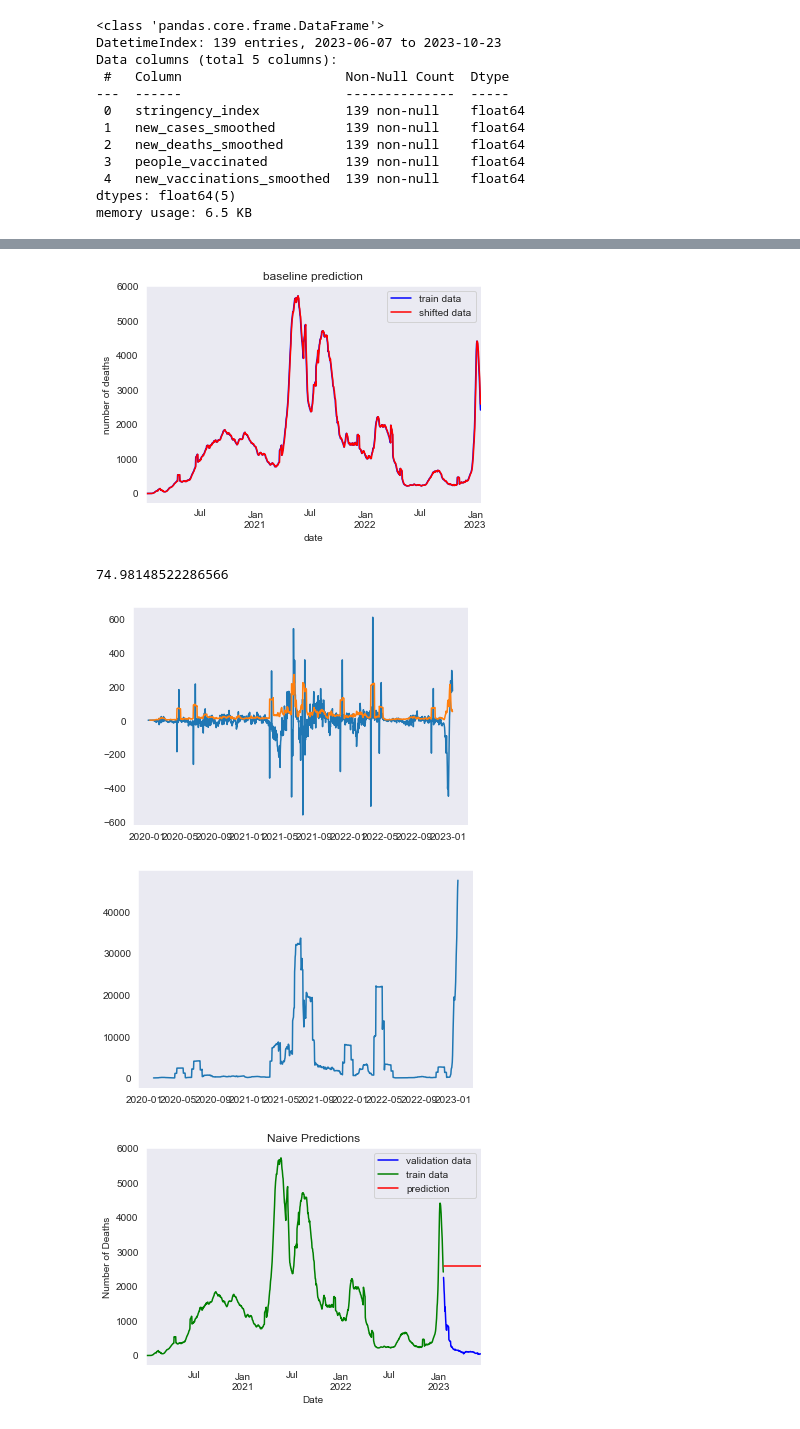
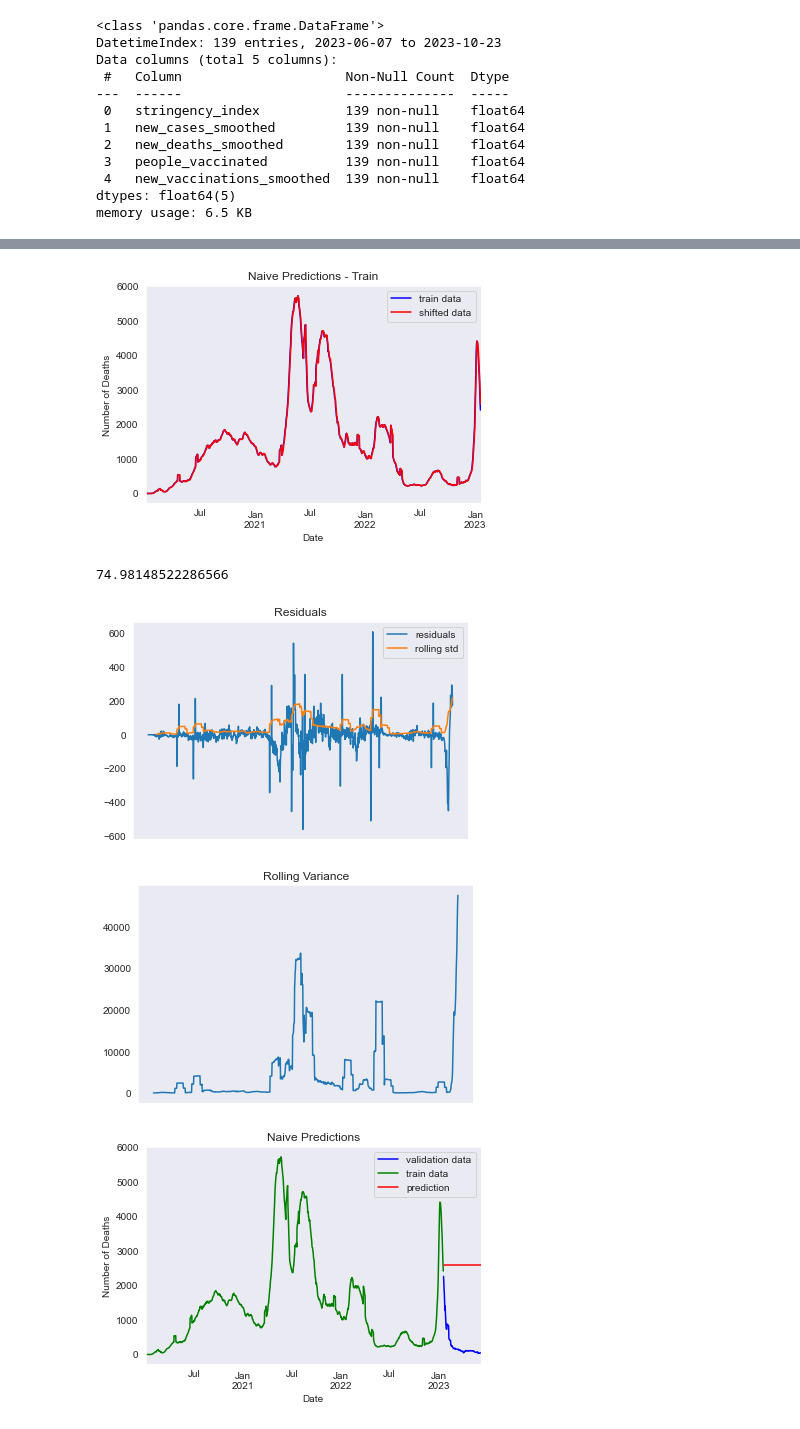
Before and after one commit to Bella3s/Covid-19-Time-Series-Modeling, a Jupyter notebook: index.ipynb, the cells around one changed output, grey strips where cells are left out. Saved outputs shown, nothing was run; the diff lists cells and outputs as text; code cells hidden in the pictures.

```diff
--- a/index.ipynb
+++ b/index.ipynb
@@ -1028,12 +1032,16 @@ memory usage: 6.5 KB
 # %%
+# The Naive "Model"
 baseline = train['new_deaths_smoothed'].shift(1)
 
+# Visualize f
 fig, ax = plt.subplots()
+
 train['new_deaths_smoothed'].plot(ax=ax, c='b', label='train data')
 baseline.plot(ax=ax, c='r', label='shifted data')
-ax.set_title('baseline prediction')
-ax.set_ylabel('number of deaths')
+ax.set_title('Naive Predictions - Train')
+ax.set_ylabel('Number of Deaths')
+ax.set_xlabel('Date')
 ax.legend();
 # %% [output]
-[figure, old version]
+[figure, new version]
 # %%
@@ -1046,15 +1054,20 @@ baseline_error_train
 # %%
 # look for trends -- want residuals to look like white noise
 fig, ax = plt.subplots()
 
 residuals = baseline[1:] - train['new_deaths_smoothed'][1:]
-ax.plot(residuals.index, residuals)
-ax.plot(residuals.index, residuals.rolling(7).std());
+ax.plot(residuals.index, residuals, label='residuals')
+ax.plot(residuals.index, residuals.rolling(30).std(), label='rolling std')
+ax.set_xticks([])
+ax.set_title('Residuals')
+ax.legend();
 # %% [output]
-[figure, old version]
+[figure, new version]
 # %%
 # check variance
 fig, ax = plt.subplots()
-ax.plot(residuals.index, residuals.rolling(30).var());
+ax.plot(residuals.index, residuals.rolling(30).var())
+ax.set_xticks([])
+ax.set_title('Rolling Variance');
 # %% [output]
-[figure, old version]
+[figure, new version]
```
Also changed, not shown: parts of 67 cells of this notebook.
